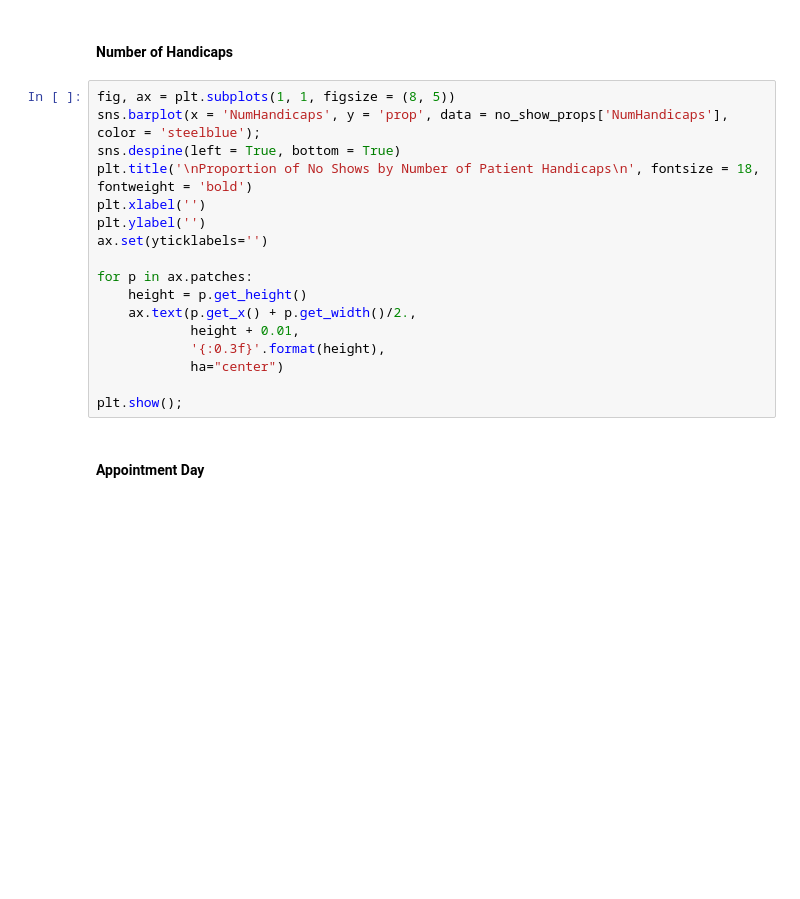
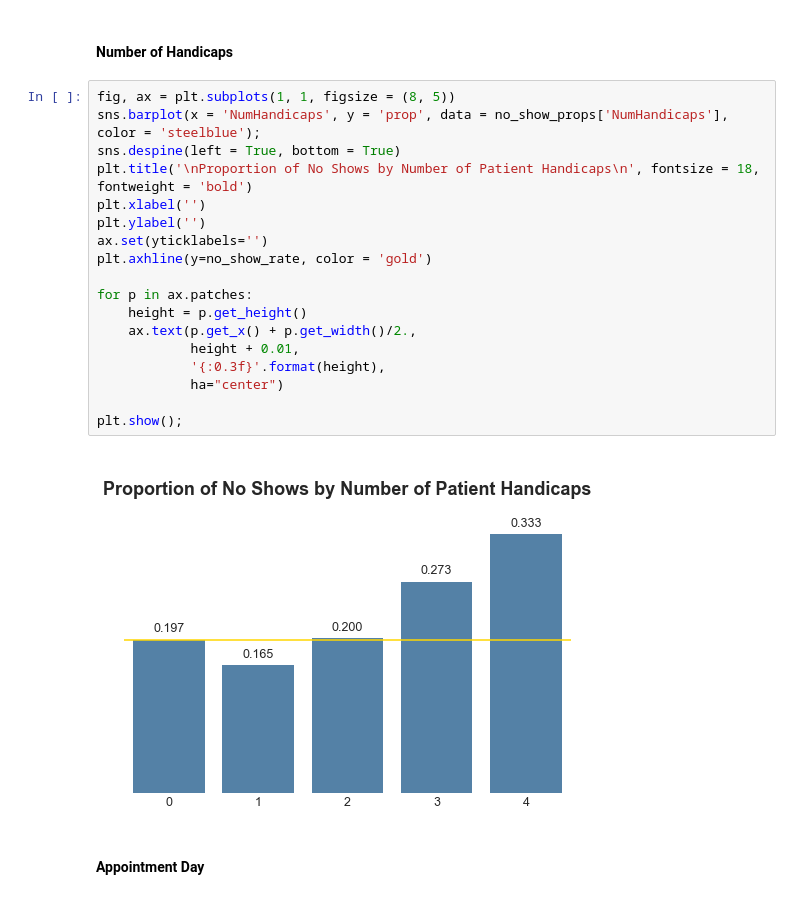
Before and after one commit to jaclynrich/appt-no-show, a Jupyter notebook: appt-no-show.ipynb, the cells around one changed output. Drawn from its saved outputs; the diff is of its cells as text; blank space fills up the shorter version.

```diff
--- a/appt-no-show.ipynb
+++ b/appt-no-show.ipynb
@@ -1522,20 +1488,23 @@ plt.show();
 # %%
 fig, ax = plt.subplots(1, 1, figsize = (8, 5))
 sns.barplot(x = 'NumHandicaps', y = 'prop', data = no_show_props['NumHandicaps'], color = 'steelblue');
 sns.despine(left = True, bottom = True)
 plt.title('\nProportion of No Shows by Number of Patient Handicaps\n', fontsize = 18, fontweight = 'bold')
 plt.xlabel('')
 plt.ylabel('')
 ax.set(yticklabels='')
+plt.axhline(y=no_show_rate, color = 'gold')
 
 for p in ax.patches:
     height = p.get_height()
     ax.text(p.get_x() + p.get_width()/2.,
             height + 0.01,
             '{:0.3f}'.format(height),
             ha="center")
 
 plt.show();
+# %% [output]
+[figure, added]
 # %% [markdown]
 #### Appointment Day
 # %%
```
Also changed, not shown: parts of 137 cells of this notebook.
